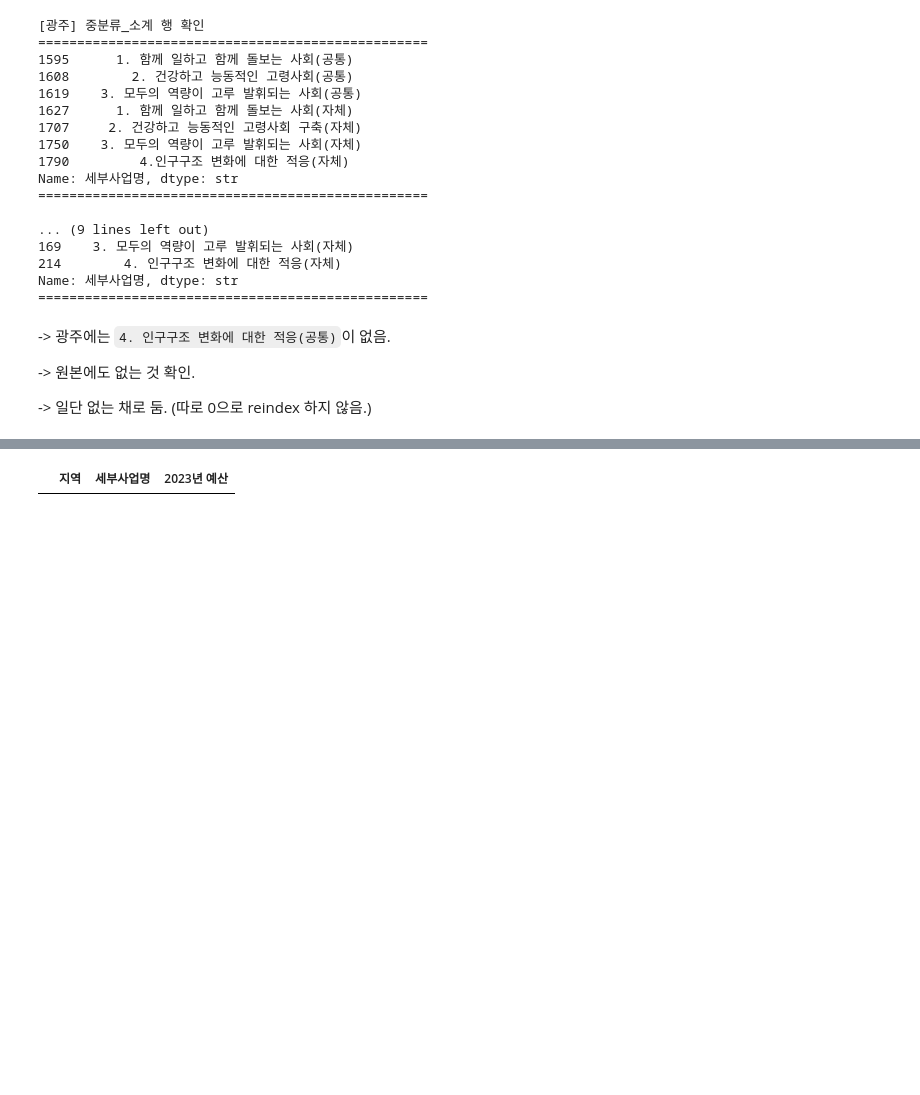
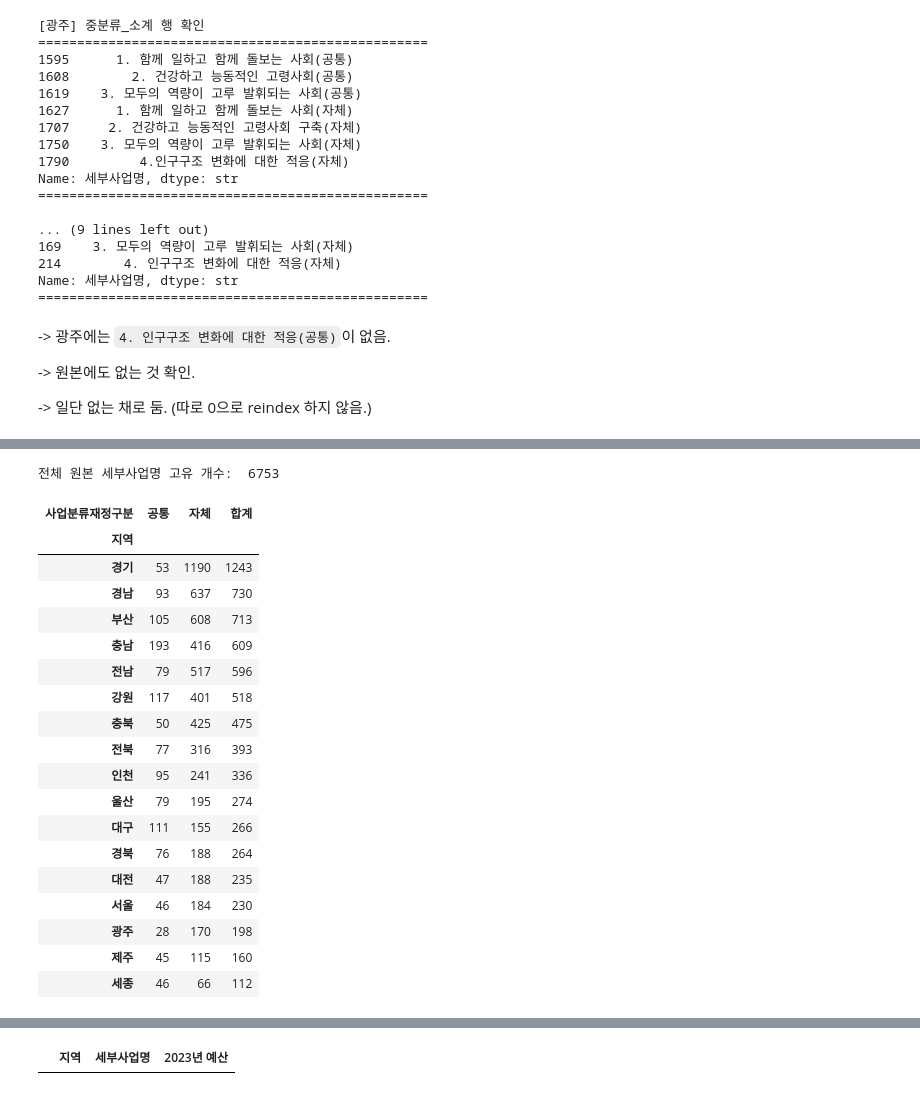
Before and after one commit to JungYeoni/yumocha, a Jupyter notebook: notebooks/20260716_EDA_2023_전국_시도분리정제.ipynb, the cells around one changed output, grey strips where cells are left out. Drawn from its saved outputs; the diff is of its cells as text; code cells hidden in the pictures; blank space fills up the shorter version.

```diff
--- a/notebooks/20260716_EDA_2023_전국_시도분리정제.ipynb
+++ b/notebooks/20260716_EDA_2023_전국_시도분리정제.ipynb
@@ -240,6 +240,50 @@ df_leaf.head()
 | 4 | 국공립어린이집 등 보육서비스 수준제고 | 공통 | 341815.0 | 330578 | 11237 | 3 | ㅇ지원대상: 국공립 어린이집 등 ㅇ지원내용: 보육교직원 인건... | 1 | 3 | 9 | 데이터행 | ... |
 | 5 | 어린이집 이용 영유아 무상보육 확대 | 공통 | 730323.0 | 805544 | -75221 | -9 | ㅇ지원대상: 만0~2세 영아\nㅇ지원내용: 어린이집이용영아대... | 1 | 3 | 10 | 데이터행 | ... |
 | 6 | 초등돌봄 공적 인프라 확충 | 공통 | 46207.0 | 58731 | -12524 | -21 | ㅇ지원대상: 만6세~12세 아동(소득 무관)\nㅇ지원내용: ... | 1 | 3 | 11 | 데이터행 | ... |
+# %%
+df_leaf = df_labeled[df_labeled["사업행구분"] == "세부사업"].copy()
+
+original_unique_count = (
+    df_leaf.groupby("지역")["세부사업명"]
+    .nunique()
+    .sort_values(ascending=False)
+    .rename("원본_세부사업명_고유개수")
+)
+
+print("전체 원본 세부사업명 고유 개수: ", df_leaf["세부사업명"].nunique())
+
+# 지역 및 공통/자체 별로 나눠보기
+original_unique_count = (
+    df_leaf.groupby(["지역", "사업분류재정구분"])["세부사업명"]
+    .nunique()
+    .rename("원본_세부사업명_고유개수")
+    .unstack(fill_value=0)
+)
+
+original_unique_count["합계"] = original_unique_count.sum(axis=1)
+
+display(original_unique_count.sort_values("합계", ascending=False))
+# %% [output]
+전체 원본 세부사업명 고유 개수:  6753
+| 사업분류재정구분 | 공통 | 자체 | 합계 |
+| 지역 |  |  |  |
+| 경기 | 53 | 1190 | 1243 |
+| 경남 | 93 | 637 | 730 |
+| 부산 | 105 | 608 | 713 |
+| 충남 | 193 | 416 | 609 |
+| 전남 | 79 | 517 | 596 |
+| 강원 | 117 | 401 | 518 |
+| 충북 | 50 | 425 | 475 |
+| 전북 | 77 | 316 | 393 |
+| 인천 | 95 | 241 | 336 |
+| 울산 | 79 | 195 | 274 |
+| 대구 | 111 | 155 | 266 |
+| 경북 | 76 | 188 | 264 |
+| 대전 | 47 | 188 | 235 |
+| 서울 | 46 | 184 | 230 |
+| 광주 | 28 | 170 | 198 |
+| 제주 | 45 | 115 | 160 |
+| 세종 | 46 | 66 | 112 |
 # %%
 # 텍스트 정리
 PUA_PATTERN = re.compile(r"[-]")
```
Also changed, not shown: parts of 43 cells of this notebook, 1 other file.
